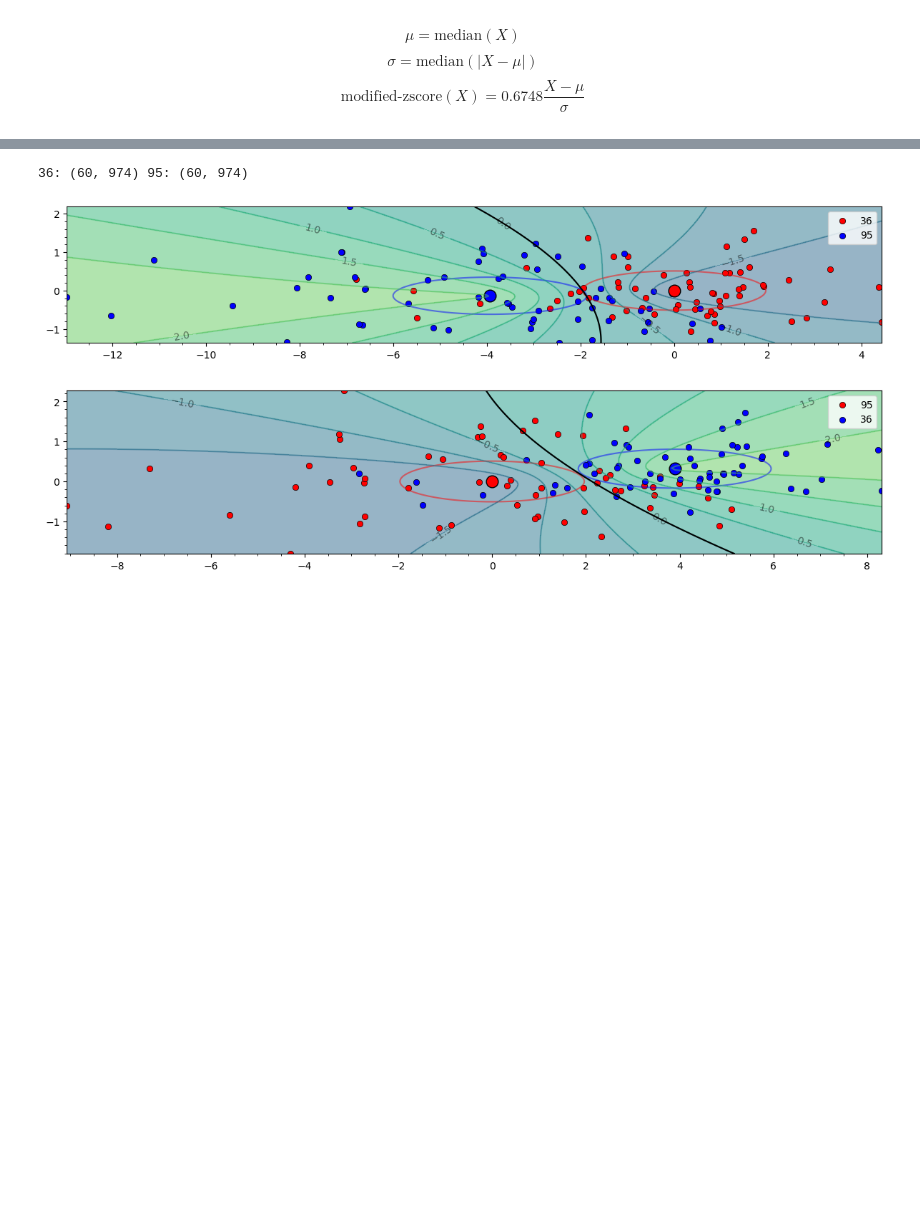
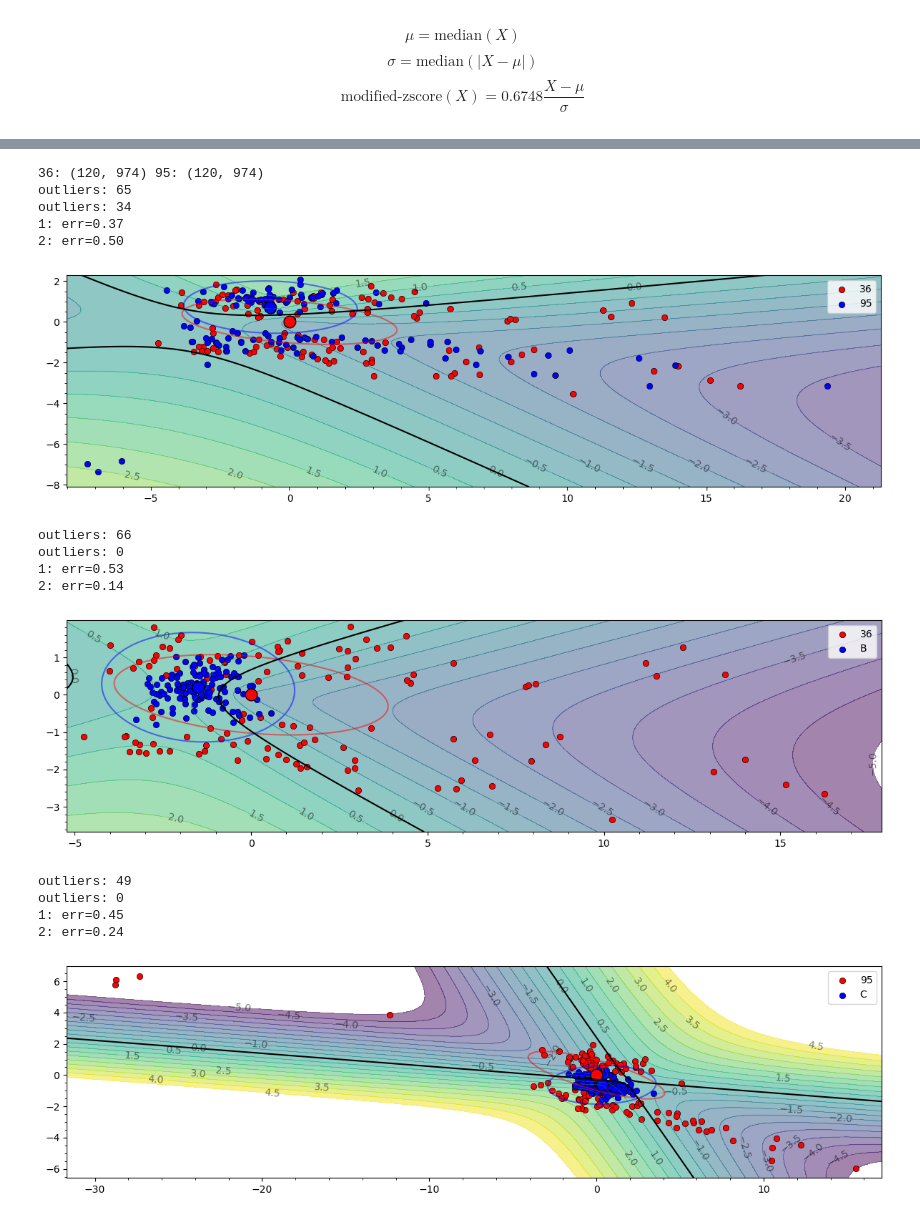
Before and after one commit to intellimath/irsa, a Jupyter notebook: examples/load_spectra.ipynb, the cells around one changed output, grey strips where cells are left out. Drawn from its saved outputs; the diff is of its cells as text; code cells hidden in the pictures; blank space fills up the shorter version.

```diff
--- a/examples/load_spectra.ipynb
+++ b/examples/load_spectra.ipynb
@@ -60,9 +63,13 @@ path = f"/home/intellimath/repos/spectra/thermal_lysis"
 # widgets.load_spectras(path, dd, options)
 # %%
 # dd = io.load_spectras(path, {"вид_бактерий":"STR", "отсечки_по_молекулярной_массе":"less30more10"})
-dd = io.load_spectras(path, {"штамм_бактерий":["36", "95"]})
+dd = io.load_spectras(path, {"штамм_бактерий":["36", "95", "B", "C"], "тип_измерения_спектров":["SE"],
+                            "отсечки_по_молекулярной_массе": ["less100"],})
+# dd = io.load_spectras(path, {"штамм_бактерий":["36", "95"], #"A", "B", "C", "D"],
+#                              "отсечки_по_молекулярной_массе": "less100",
+#                              "тип_измерения_спектров":"SE"})
 # dd = io.load_spectras(path, {})
-print(list(dd.keys()))
+# print(list(dd.keys()))
 
 d_keys = list(sorted(dd.keys()))
 sel_i = 0
@@ -73,6 +96,7 @@ sel.layout.width="50%"
 # %%
 for i, key in enumerate(dd):
     entry1 = dd[key]
-    # entry1.allign_bottom()
+    entry1.allign_bottom()
+    # entry1.scale_by_max(scale=10.0)
     entry1.crop(50)
 # %%
@@ -123,7 +139,7 @@ interactive(children=(Dropdown(description='Experiment:', layout=Layout(width='5
 # %%
-# for i, key in enumerate(dd):
-#     entry = dd[key]
-#     entry.exclude_checked()
+for i, key in enumerate(dd):
+    entry = dd[key]
+    entry.exclude_checked()
 # %%
 # @ipywidgets.interact(key=sel)
 # def plot_spectra_for_key(key):
@@ -133,7 +149,7 @@ interactive(children=(Dropdown(description='Experiment:', layout=Layout(width='5
 d2 = spectra.SpectraCollection()
 for i, key in enumerate(dd):
     entry2 = dd[key]
-    d2[key] = entry2.robust_averaging(tau=3.0)
+    d2[key] = entry2.robust_averaging(tau=3.5)
 # %%
 for key in d2:
     entry = d2[key]
@@ -242,18 +268,36 @@ for key in d2:
 # %%
-from mlgrad.pca import location, find_pc_all, find_pc_l1_all, find_pc_smoothed_all
 from irsa.analytics.pca import pca_compare_2d
 
 ys36 = np.concatenate(
     tuple(d2.select_y_by_attr_value("штамм_бактерий", "36")), axis=0)
 ys95 = np.concatenate(
     tuple(d2.select_y_by_attr_value("штамм_бактерий", "95")), axis=0)
+ysB = np.concatenate(
+    tuple(d2.select_y_by_attr_value("штамм_бактерий", "B")), axis=0)
+ysC = np.concatenate(
+    tuple(d2.select_y_by_attr_value("штамм_бактерий", "C")), axis=0)
 
 print("36:", ys36.shape, "95:", ys95.shape)
 
-pca_compare_2d(ys36, ys95, "36", "95")
+pca_compare_2d(ys36, ys95, "36", "95", 0.99)
+pca_compare_2d(ys36, ysB, "36", "B", 0.99)
+pca_compare_2d(ys95, ysC, "95", "C", 0.99)
 
-pca_compare_2d(ys95, ys36, "95", "36")
+# pca_compare_2d(ys95, ys36, "95", "36", 0.99)
 # %% [output]
-36: (60, 974) 95: (60, 974)
+36: (120, 974) 95: (120, 974)
+outliers: 65
+outliers: 34
+1: err=0.37
+2: err=0.50
-[figure, old version]
+[figure, new version]
+outliers: 66
+outliers: 0
+1: err=0.53
+2: err=0.14
-[figure, old version]
+[figure, new version]
+outliers: 49
+outliers: 0
+1: err=0.45
+2: err=0.24
+[figure, added]
```
Also changed, not shown: parts of 18 cells of this notebook, 4 other files.
